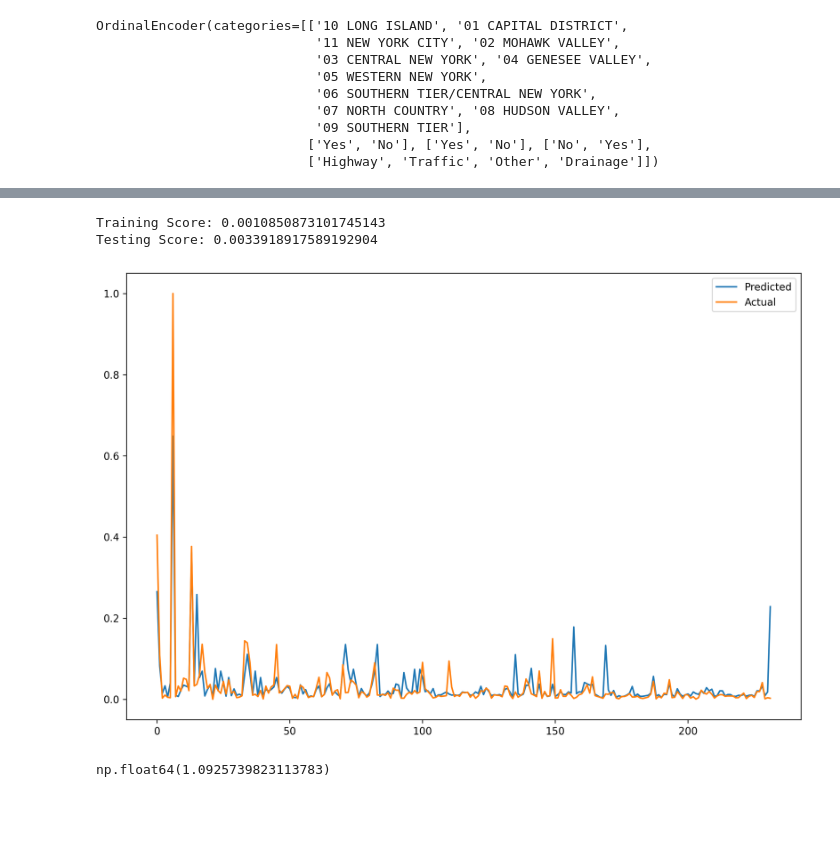
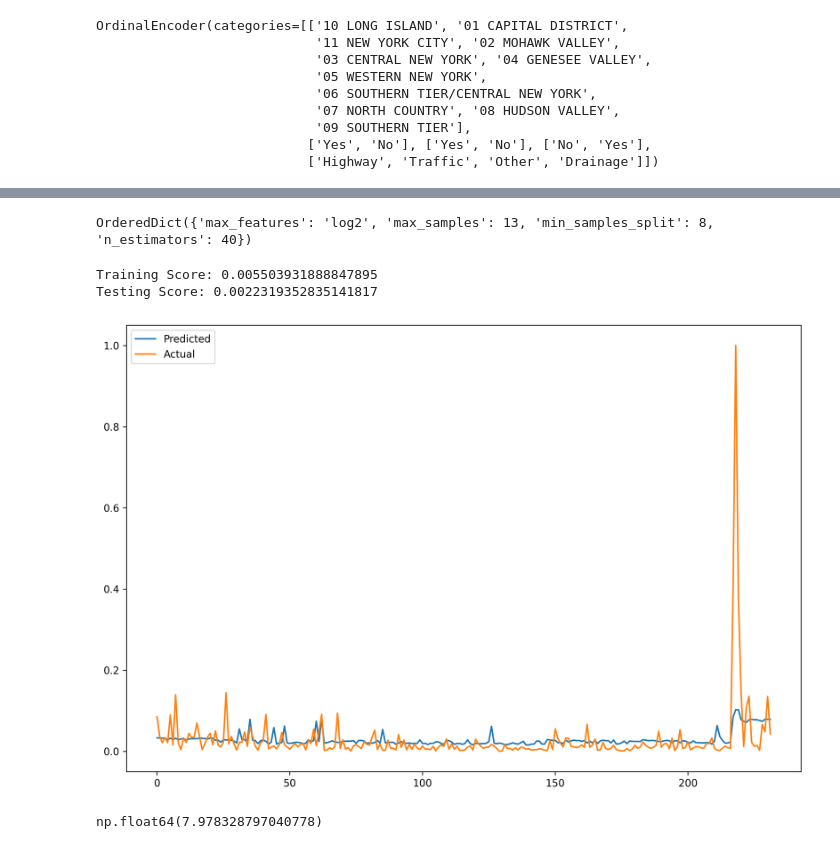
Before and after one commit to AVelaryon/GIS-Exploration, a Jupyter notebook: GISPRoj.ipynb, the cells around one changed output, grey strips where cells are left out. Saved outputs shown, nothing was run; the diff lists cells and outputs as text; code cells hidden in the pictures; blank space fills up the shorter version.

Commit message:
Too little Data

```diff
--- a/GISPRoj.ipynb
+++ b/GISPRoj.ipynb
@@ -500,0 +644,3 @@ X_train, X_test, y_train, y_test = train_test_split(transformed_data,norm_caa, t
+# %%
+one_hot_transformed_data.index = norm_caa.index
+X_train, X_test, y_train, y_test = train_test_split(one_hot_transformed_data,norm_caa, test_size=0.2, random_state=0)
@@ -501,19 +662,41 @@ X_train, X_test, y_train, y_test = train_test_split(transformed_data,norm_caa, t
 # %%
-RF = RandomForestRegressor(n_estimators=100, random_state=0)
-RF.fit(X_train, y_train)
-print(f'Training Score: {np.square(y_train - RF.predict(X_train)).mean()}')
-print(f'Testing Score: {np.square(y_test - RF.predict(X_test)).mean()}')
+RF = RandomForestRegressor(random_state=0)
+# RF.fit(X_train, y_train)
+# print(f'Training Score: {np.square(y_train - RF.predict(X_train)).mean()}')
+# print(f'Testing Score: {np.square(y_test - RF.predict(X_test)).mean()}')
-# %% [output]
-Training Score: 0.0010850873101745143
-Testing Score: 0.0033918917589192904
+# %%
+from skopt import BayesSearchCV
+from skopt.space import Real, Categorical, Integer
+
+param_space = dict()
+param_space['n_estimators'] = Integer(10, 200)
+param_space['max_samples'] = Integer(10, 100)
+param_space['max_features'] = Categorical(['sqrt', 'log2'])
+param_space['min_samples_split'] = Integer(2, 9)
+# param_space['criterion'] = Categorical(['squared_error', 'absolute_error', 'friedman_mse'])
+bae = BayesSearchCV(RF, param_space, n_iter=300,n_points=6, cv=4, n_jobs=24, random_state=0)
+bae.fit(X_train, y_train)
+print(bae.best_params_)
+bae = pd.DataFrame(bae.cv_results_)
+bae.to_csv(r"C:\Users\dwigh\Downloads\GIS_bae_OneHot.csv")
+# %% [output]
+OrderedDict({'max_features': 'log2', 'max_samples': 13, 'min_samples_split': 8, 'n_estimators': 40})
+# %%
+RF = RandomForestRegressor(n_estimators=40, max_samples=13, max_features='log2',min_samples_split=8, random_state=0)
+RF.fit(X_train, y_train)
+print(f'Training Score: {np.square(y_train - RF.predict(X_train)).mean()}')
+print(f'Testing Score: {np.square(y_test - RF.predict(X_test)).mean()}')
+# %% [output]
+Training Score: 0.005503931888847895
+Testing Score: 0.0022319352835141817
 # %%
 fig, ax = plt.subplots(1,1, figsize=(12,8), dpi=300)
-ax.plot(range(transformed_data.shape[0]), RF.predict(transformed_data), label='Predicted')
-ax.plot(range(transformed_data.shape[0]), norm_caa, label='Actual')
+ax.plot(range(one_hot_transformed_data.shape[0]), RF.predict(one_hot_transformed_data), label='Predicted')
+ax.plot(range(one_hot_transformed_data.shape[0]), norm_caa, label='Actual')
 ax.legend()
 plt.show()
 # %% [output]
-[figure, old version]
+[figure, new version]
 # %%
 def pvit(data: pd.DataFrame,y_true: pd.Series, f: callable):
     rows, columns = data.shape
@@ -528,9 +711,9 @@ def pvit(data: pd.DataFrame,y_true: pd.Series, f: callable):
     return ST
 # %%
 pvit(X_train, y_train, RF.predict)
-sum(pvit(X_train, y_train, RF.predict).values())
+sum(pvit(X_test, y_test, RF.predict).values())
 # %% [output]
-np.float64(1.0925739823113783)
+np.float64(7.978328797040778)
 # %%
 pvit(X_train, y_train, RF.predict)
 # %% [output]
```
Also changed, not shown: parts of 31 cells of this notebook.
